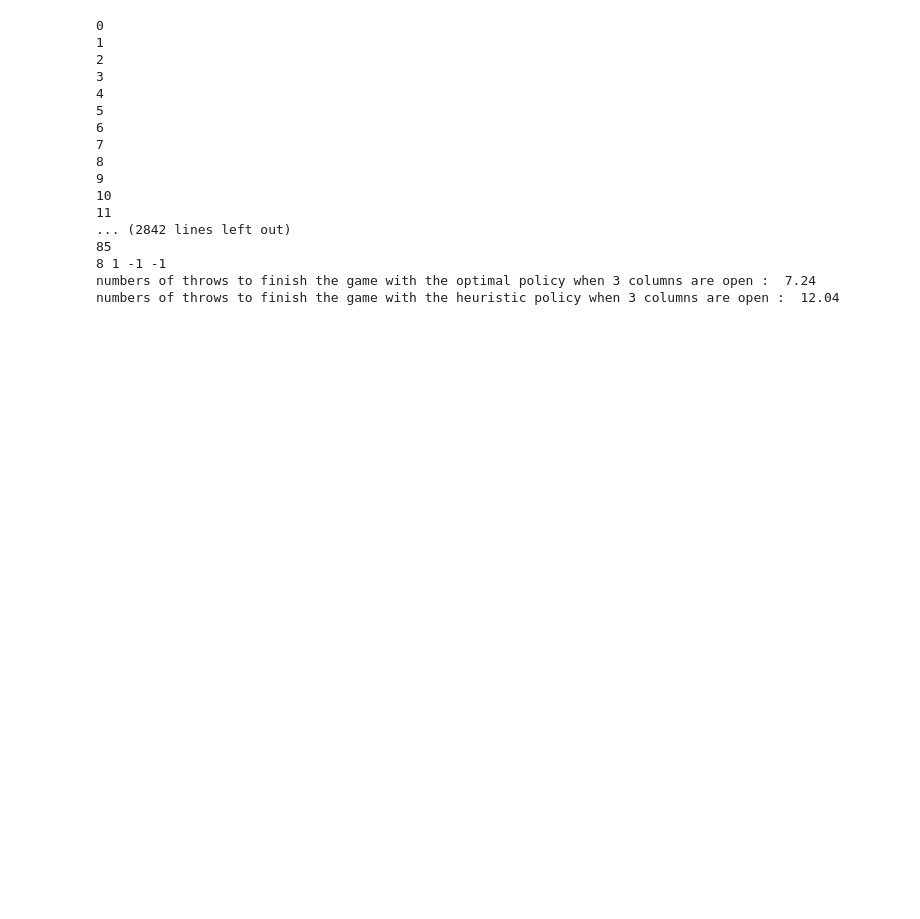
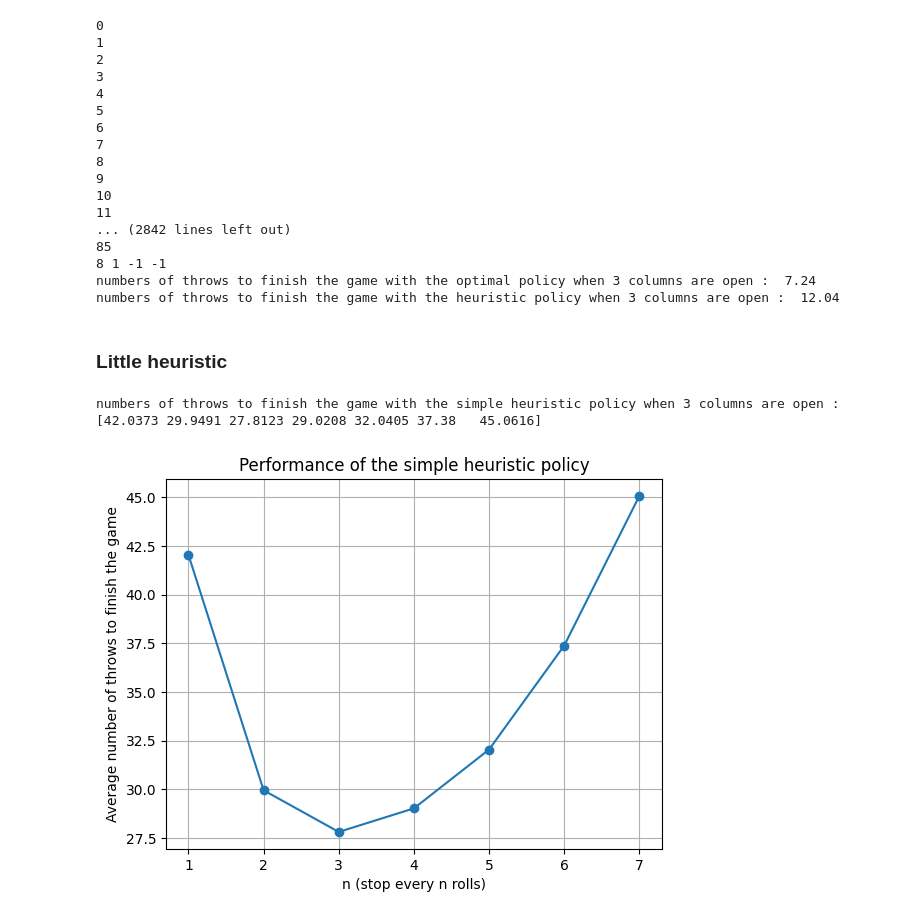
Before and after one commit to CamilleBernardB/Can-t-Stop-projet-IMI, a Jupyter notebook: 3 columns with numba.ipynb, the cells around one changed output. Saved outputs shown, nothing was run; the diff lists cells and outputs as text; code cells hidden in the pictures; blank space fills up the shorter version.

Commit message:
simple heuristic

```diff
--- a/3 columns with numba.ipynb
+++ b/3 columns with numba.ipynb
@@ -344,9 +356,10 @@ def simulation_player(lancers, Nx, Ny, Nz, actions, pair_array, verbose=False):
     return n_throw
 # %%
 V, policy = load_arrays()
+Ns = {6: 11, 7: 13, 8: 11}   # nombre de cases par colonne (à adapter)
 if V is None or policy is None:
     print("Calcul de V et policy...")
-    V, policy = compute_V(N6, N7, N8, actions, prob_array)
+    V, policy = compute_V(Ns, actions, prob_array)
     save_arrays(V, policy)
 # %% [output]
 V et policy chargés depuis data
@@ -355,7 +368,7 @@ n_moy = 0
 n_simu = 100
 for _ in range(n_simu):
     lancer = simulation_lancers(10000)
-    n = simulation_player(lancer, N6, N7, N8, actions, pair_array, False)
+    n = simulation_player_v1(lancer, Ns, actions, pair_array, False)
     #print(n)
     n_moy += n
 print("numbers of throws to finish the game with the optimal policy when 3 columns are open : ", n_moy/n_simu)
@@ -701,3 +714,5 @@ print("numbers of throws to finish the game with the heuristic policy when 3 col
 8 1 -1 -1
 numbers of throws to finish the game with the optimal policy when 3 columns are open :  7.24
 numbers of throws to finish the game with the heuristic policy when 3 columns are open :  12.04
+# %% [markdown]
+### Little heuristic
@@ -703,0 +792,20 @@ numbers of throws to finish the game with the heuristic policy when 3 columns ar
+# %%
+import matplotlib.pyplot as plt
+n_moy_heuristic_simple = np.zeros(7)
+n_simu = 10000
+for _ in range(n_simu):
+    lancer = simulation_lancers(5000)
+    for n in range(1, 8):
+        n_heuristic_simple = heuristic_simple(Ns, lancer, actions, pair_array, n=n, verbose=False)
+        n_moy_heuristic_simple[n-1] += n_heuristic_simple
+print("numbers of throws to finish the game with the simple heuristic policy when 3 columns are open : ", n_moy_heuristic_simple/n_simu)
+fig, ax = plt.subplots()
+ax.plot(range(1, 8), n_moy_heuristic_simple/n_simu, marker='o')
+ax.set_xlabel('n (stop every n rolls)')
+ax.set_ylabel('Average number of throws to finish the game')
+ax.set_title('Performance of the simple heuristic policy')
+ax.grid()
+plt.show()
+# %% [output]
+numbers of throws to finish the game with the simple heuristic policy when 3 columns are open :  [42.0373 29.9491 27.8123 29.0208 32.0405 37.38   45.0616]
+[figure, added]
```
Also changed, not shown: parts of 6 cells of this notebook.
